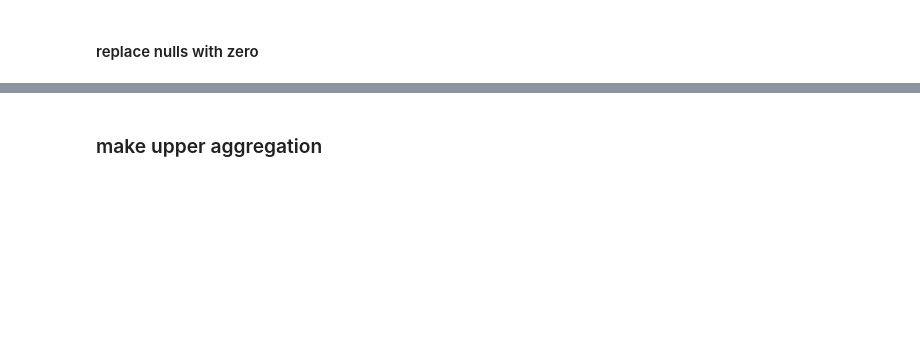
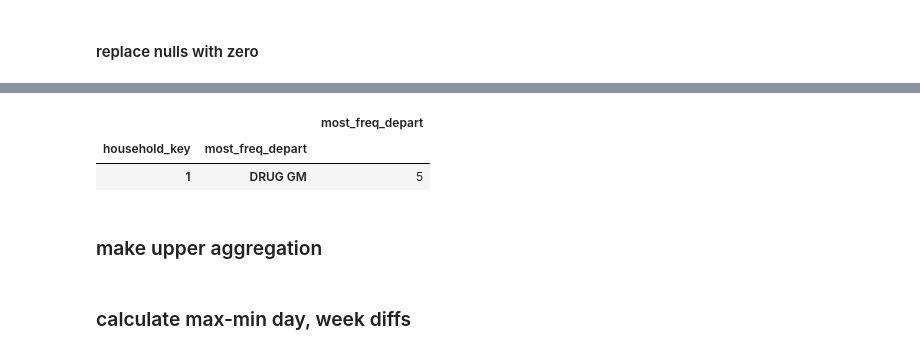
Before and after one commit to hincaltopcuoglu/dh, a Jupyter notebook: segmentation.ipynb, the cells around one changed output, grey strips where cells are left out. Cells and saved outputs as stored; diff of their text form; code cells hidden in the pictures; blank space fills up the shorter version.

```diff
--- a/segmentation.ipynb
+++ b/segmentation.ipynb
@@ -561,3 +525,9 @@ agg1[agg1['household_key']==1]
+# %%
+agg1.groupby('household_key').agg({'most_freq_depart' : 'value_counts'})[1:2]
+# %% [output]
+|  |  | most_freq_depart |
+| household_key | most_freq_depart |  |
+| 1 | DRUG GM | 5 |
 # %% [markdown]
 ### make upper aggregation
 # %%
@@ -606 +578,3 @@ agg2.columns = ['min_day','max_day','avg_day',
                ]
+# %% [markdown]
+### calculate max-min day, week diffs
```
Also changed, not shown: parts of 25 cells of this notebook.
